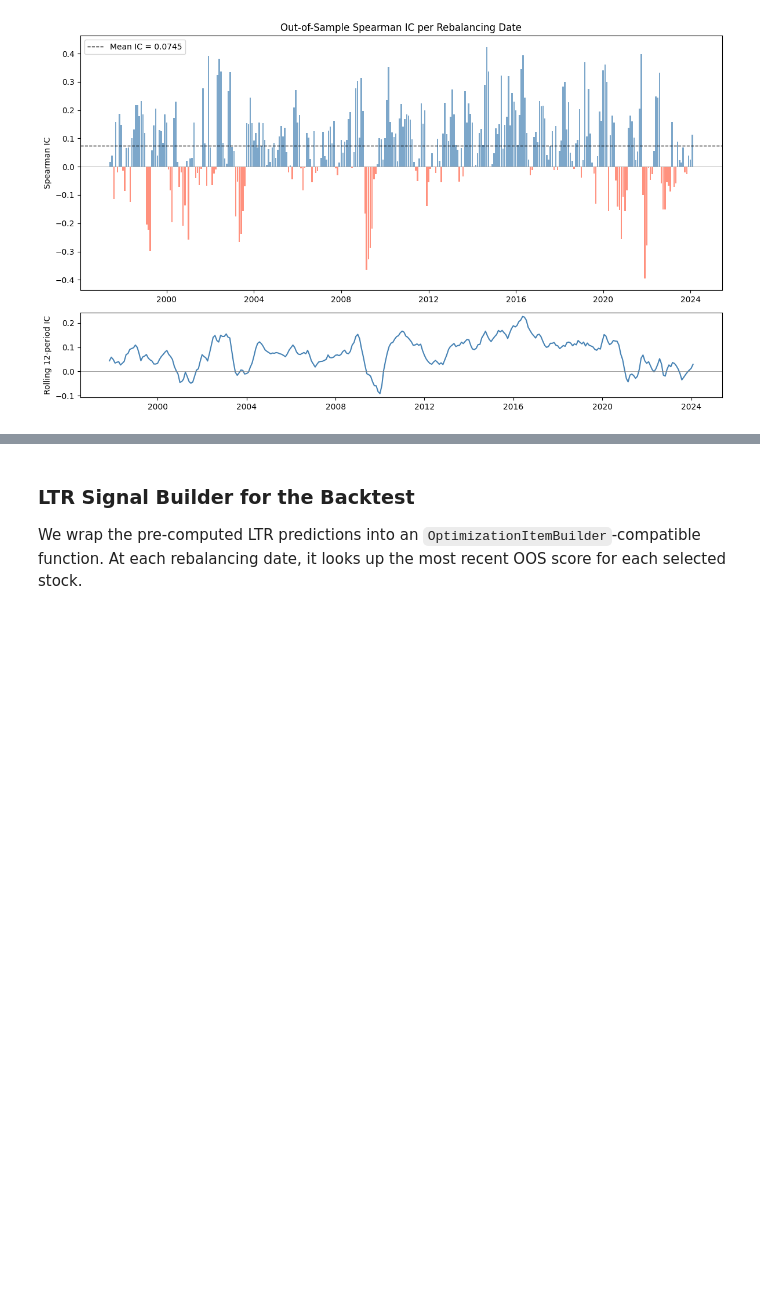
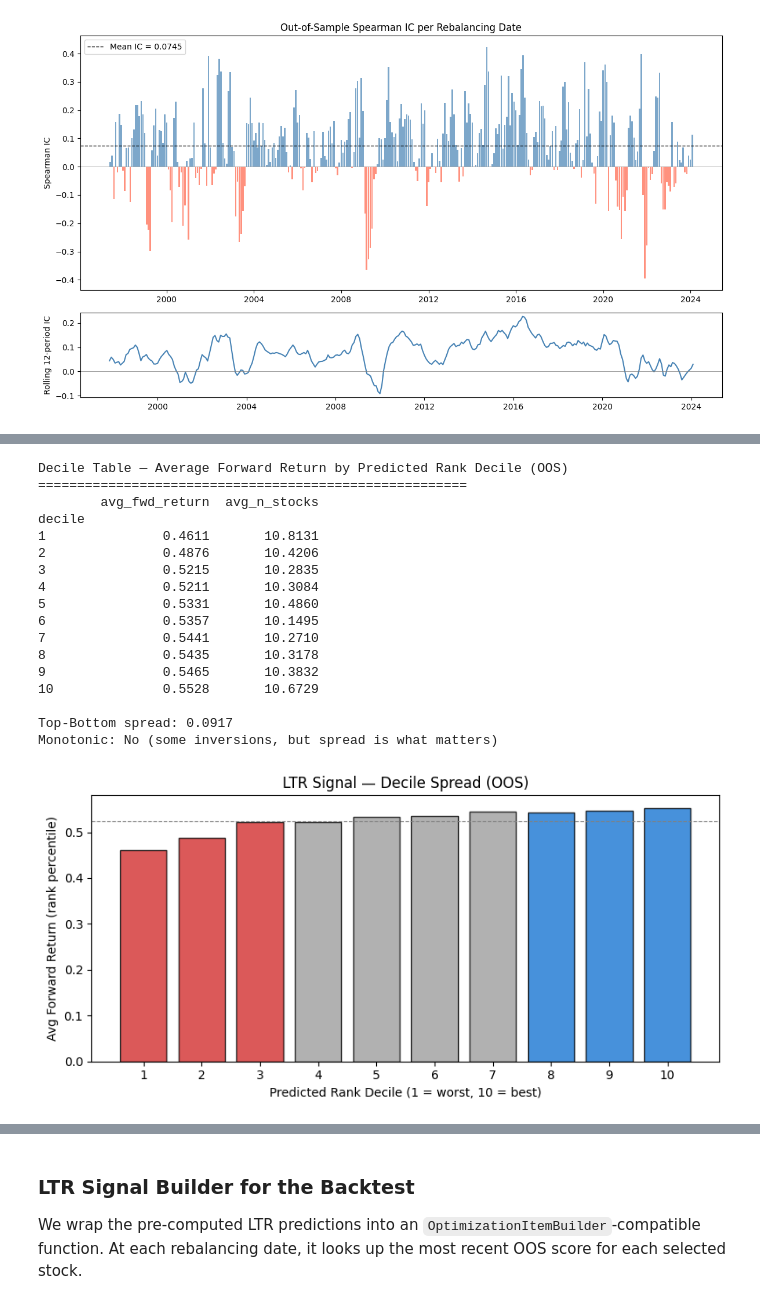
Before and after one commit to DevLiaRoh/qpmwp-course, a Jupyter notebook: assignments/assignment_5_Devin.ipynb, the cells around one changed output, grey strips where cells are left out. Saved outputs shown, nothing was run; the diff lists cells and outputs as text; code cells hidden in the pictures; blank space fills up the shorter version.

```diff
--- a/assignments/assignment_5_Devin.ipynb
+++ b/assignments/assignment_5_Devin.ipynb
@@ -990,0 +995,80 @@ t-stat: 9.38, Hit rate: 71.3%
+# %%
+# ============================================================
+# Decile Analysis
+# ============================================================
+
+# Align predictions with actual forward returns
+common_decile_idx = ltr_predictions.index.intersection(y_panel.index)
+pred_aligned = ltr_predictions.loc[common_decile_idx]
+actual_aligned = y_panel.loc[common_decile_idx]
+
+# Bucket into deciles per date
+decile_results = []
+for dt in pred_aligned.index.get_level_values('DATE').unique():
+    p = pred_aligned.loc[dt]
+    a = actual_aligned.loc[dt]
+    if len(p) < 10:
+        continue
+    try:
+        decile = pd.qcut(p, q=10, labels=False, duplicates='drop')
+    except ValueError:
+        continue
+    for d in sorted(decile.unique()):
+        ids_in_decile = decile[decile == d].index
+        common_ids = ids_in_decile.intersection(a.index)
+        if len(common_ids) > 0:
+            decile_results.append({
+                'date': dt,
+                'decile': d + 1,  # 1-indexed
+                'avg_fwd_ret': a.loc[common_ids].mean(),
+                'n_stocks': len(common_ids),
+            })
+
+decile_df = pd.DataFrame(decile_results)
+decile_summary = decile_df.groupby('decile').agg(
+    avg_fwd_return=('avg_fwd_ret', 'mean'),
+    avg_n_stocks=('n_stocks', 'mean'),
+).round(4)
+
+# Monotonicity check
+returns_by_decile = decile_summary['avg_fwd_return'].values
+is_monotonic = all(returns_by_decile[i] <= returns_by_decile[i+1] for i in range(len(returns_by_decile)-1))
+spread = returns_by_decile[-1] - returns_by_decile[0]
+
+print("Decile Table — Average Forward Return by Predicted Rank Decile (OOS)")
+print("=" * 55)
+print(decile_summary.to_string())
+print(f"\nTop-Bottom spread: {spread:.4f}")
+print(f"Monotonic: {'Yes' if is_monotonic else 'No (some inversions, but spread is what matters)'}")
+
+# Plot
+fig, ax = plt.subplots(figsize=(8, 4))
+colors = ['#d32f2f' if i < 3 else '#1976d2' if i >= 7 else '#9e9e9e'
+          for i in range(len(decile_summary))]
+ax.bar(decile_summary.index, decile_summary['avg_fwd_return'], color=colors, edgecolor='black', alpha=0.8)
+ax.set_xlabel('Predicted Rank Decile (1 = worst, 10 = best)')
+ax.set_ylabel('Avg Forward Return (rank percentile)')
+ax.set_title('LTR Signal — Decile Spread (OOS)')
+ax.axhline(decile_summary['avg_fwd_return'].mean(), color='grey', linestyle='--', linewidth=0.8)
+ax.set_xticks(decile_summary.index)
+plt.tight_layout()
+plt.show()
+# %% [output]
+Decile Table — Average Forward Return by Predicted Rank Decile (OOS)
+=======================================================
+        avg_fwd_return  avg_n_stocks
+decile
+1               0.4611       10.8131
+2               0.4876       10.4206
+3               0.5215       10.2835
+4               0.5211       10.3084
+5               0.5331       10.4860
+6               0.5357       10.1495
+7               0.5441       10.2710
+8               0.5435       10.3178
+9               0.5465       10.3832
+10              0.5528       10.6729
+
+Top-Bottom spread: 0.0917
+Monotonic: No (some inversions, but spread is what matters)
+[figure, added]
```
Also changed, not shown: parts of 2 cells of this notebook.
